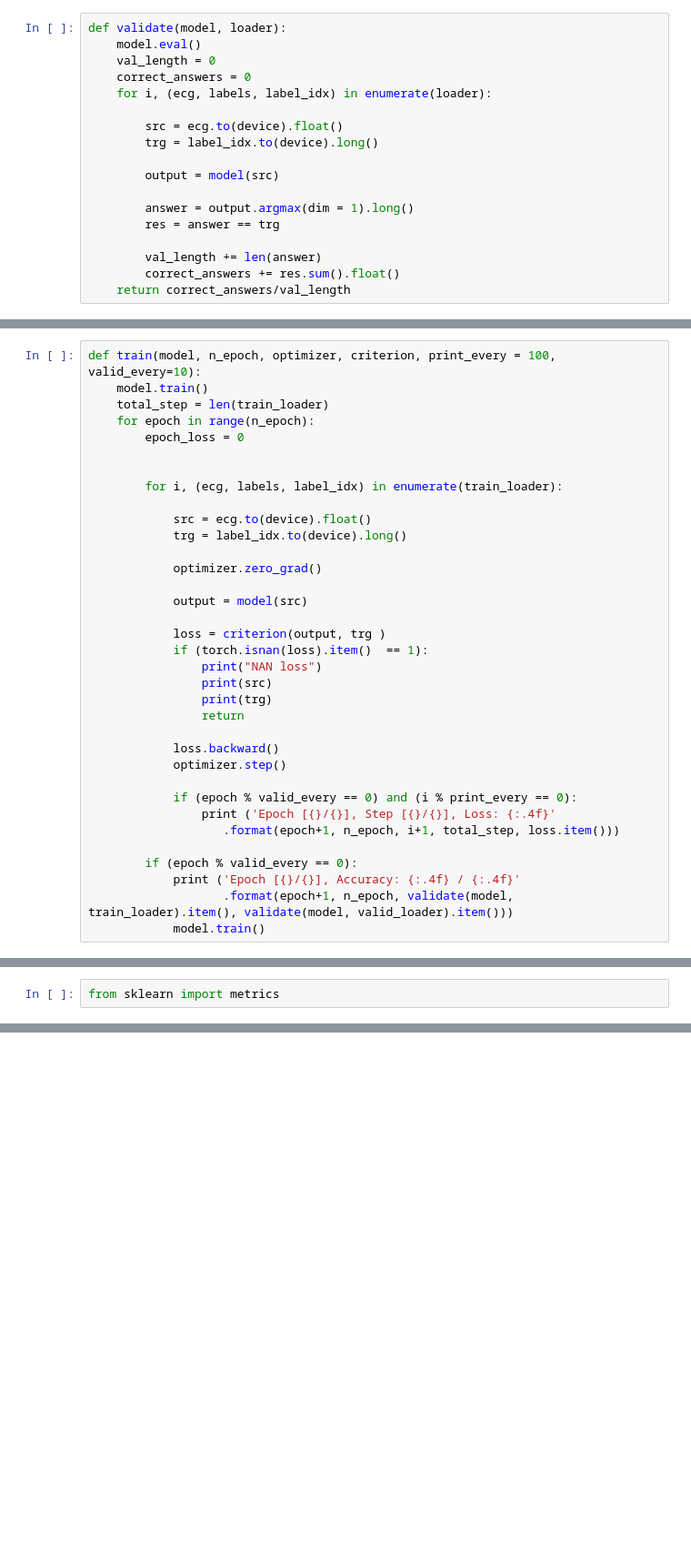
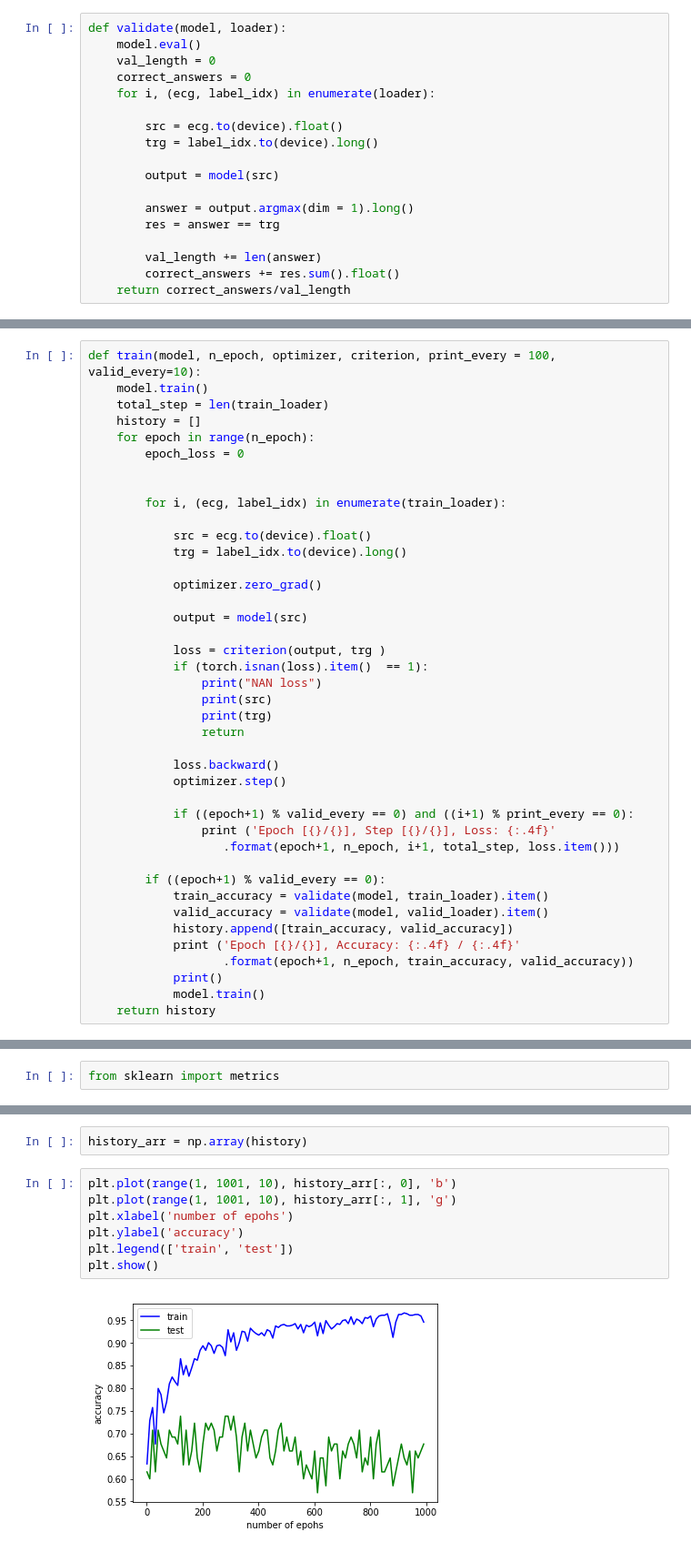
Before and after one commit to damasl/axis_classification, a Jupyter notebook: ECG-CNN-1d.ipynb, the cells around one changed output, grey strips where cells are left out. Shown: that part at 91% size. Saved outputs shown, nothing was run; the diff lists cells and outputs as text; blank space fills up the shorter version.

```diff
--- a/ECG-CNN-1d.ipynb
+++ b/ECG-CNN-1d.ipynb
@@ -221,7 +230,7 @@ def validate(model, loader):
     model.eval()
     val_length = 0
     correct_answers = 0
-    for i, (ecg, labels, label_idx) in enumerate(loader):
+    for i, (ecg, label_idx) in enumerate(loader):
 
         src = ecg.to(device).float()
         trg = label_idx.to(device).long()
@@ -242,11 +251,12 @@ tensor(0.0923, device='cuda:0')
 def train(model, n_epoch, optimizer, criterion, print_every = 100, valid_every=10):
     model.train()
     total_step = len(train_loader)
+    history = []
     for epoch in range(n_epoch):
         epoch_loss = 0
 
 
-        for i, (ecg, labels, label_idx) in enumerate(train_loader):
+        for i, (ecg, label_idx) in enumerate(train_loader):
 
             src = ecg.to(device).float()
             trg = label_idx.to(device).long()
@@ -265,12 +275,17 @@ def train(model, n_epoch, optimizer, criterion, print_every = 100, valid_every=1
             loss.backward()
             optimizer.step()
 
-            if (epoch % valid_every == 0) and (i % print_every == 0):
+            if ((epoch+1) % valid_every == 0) and ((i+1) % print_every == 0):
                 print ('Epoch [{}/{}], Step [{}/{}], Loss: {:.4f}'
                    .format(epoch+1, n_epoch, i+1, total_step, loss.item()))
 
-        if (epoch % valid_every == 0):
+        if ((epoch+1) % valid_every == 0):
+            train_accuracy = validate(model, train_loader).item()
+            valid_accuracy = validate(model, valid_loader).item()
+            history.append([train_accuracy, valid_accuracy])
             print ('Epoch [{}/{}], Accuracy: {:.4f} / {:.4f}'
-                   .format(epoch+1, n_epoch, validate(model, train_loader).item(), validate(model, valid_loader).item()))
+                   .format(epoch+1, n_epoch, train_accuracy, valid_accuracy))
+            print()
             model.train()
+    return history
 # %%
@@ -362,0 +423,11 @@ metrics.recall_score(y_true, y_pred, average='weighted')
+# %%
+history_arr = np.array(history)
+# %%
+plt.plot(range(1, 1001, 10), history_arr[:, 0], 'b')
+plt.plot(range(1, 1001, 10), history_arr[:, 1], 'g')
+plt.xlabel('number of epohs')
+plt.ylabel('accuracy')
+plt.legend(['train', 'test'])
+plt.show()
+# %% [output]
+[figure, added]
```
Also changed, not shown: parts of 40 cells of this notebook, 10 other files.
